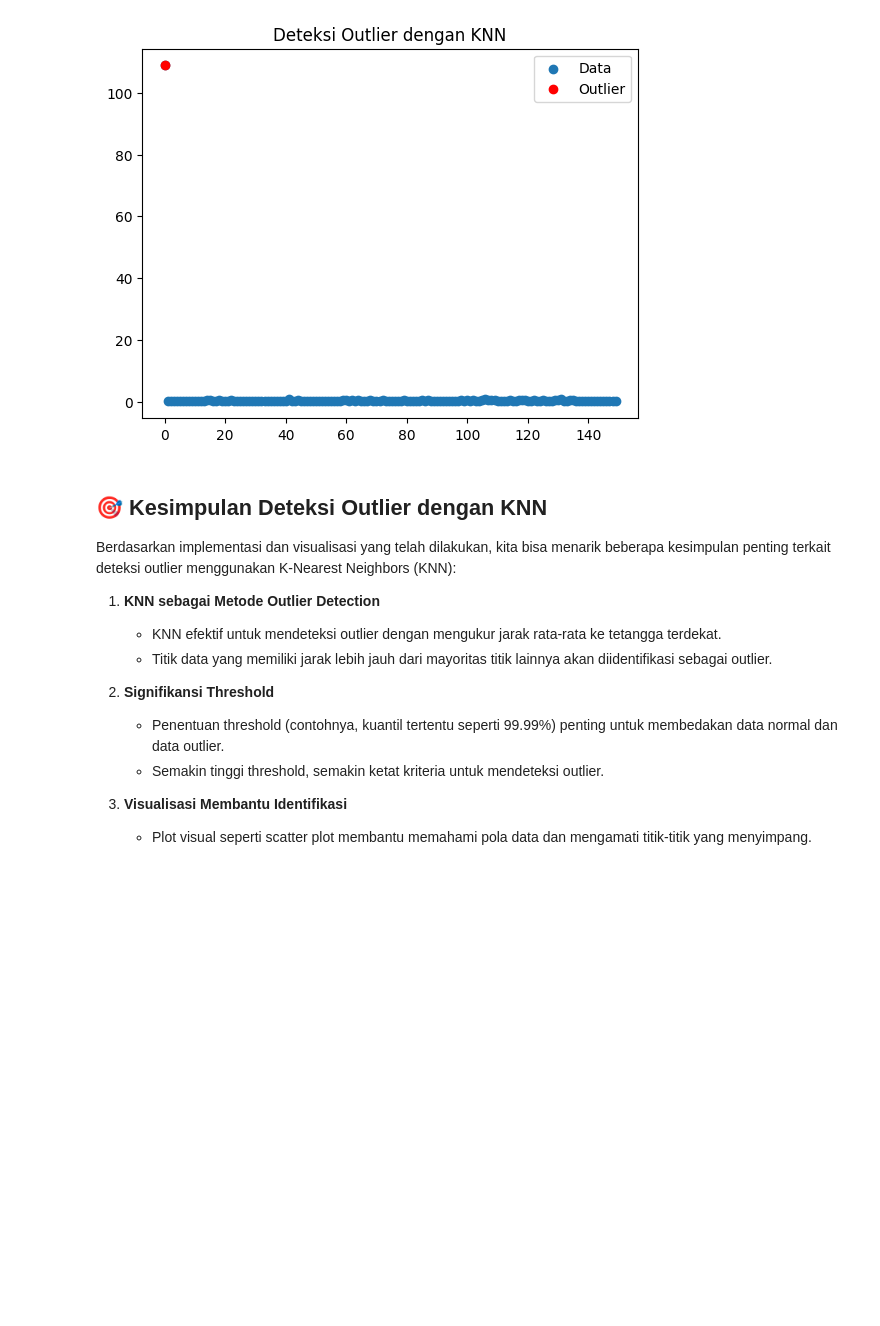
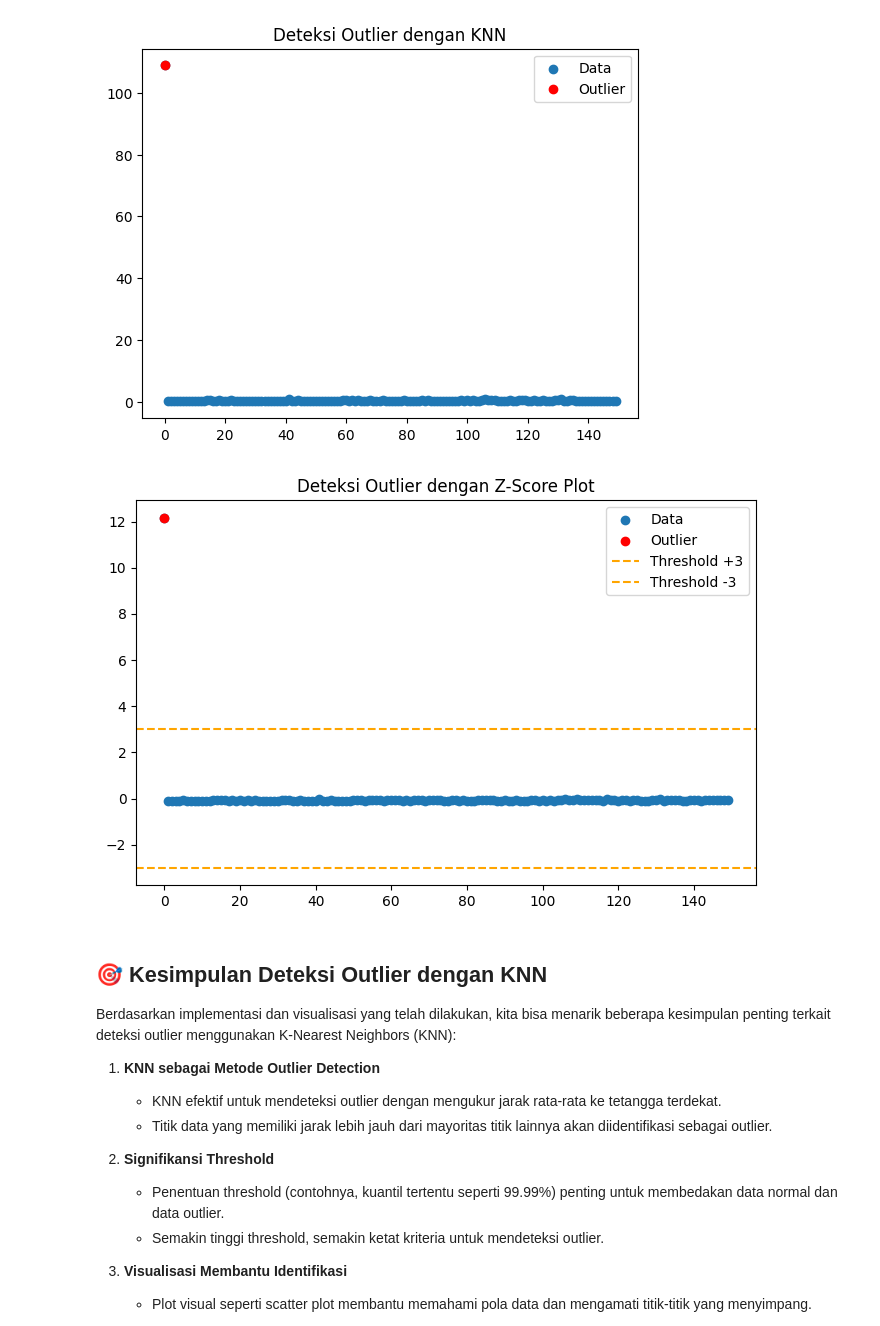
Before and after one commit to ArzeonXyl/pendata, a Jupyter notebook: _sources/deteksi_outlier.ipynb, the cells around one changed output. Saved outputs shown, nothing was run; the diff lists cells and outputs as text; code cells hidden in the pictures; blank space fills up the shorter version.

Commit message:
upload deteksi_outlier1.4

```diff
--- a/_sources/deteksi_outlier.ipynb
+++ b/_sources/deteksi_outlier.ipynb
@@ -451,6 +451,29 @@ plt.title('Deteksi Outlier dengan KNN')
 plt.show()
 # %% [output]
 [figure]
+# %%
+import matplotlib.pyplot as plt
+import numpy as np
+
+# Menghitung Z-Score
+mean_distance = result_df['avg_distance'].mean()
+std_distance = result_df['avg_distance'].std()
+result_df['z_score'] = (result_df['avg_distance'] - mean_distance) / std_distance
+
+# Menentukan outlier (Z-Score > 3 atau < -3)
+outlier_df = result_df[np.abs(result_df['z_score']) > 3]
+
+# Visualisasi Z-Score Plot
+plt.figure(figsize=(8, 5))
+plt.scatter(result_df.index, result_df['z_score'], label='Data')
+plt.scatter(outlier_df.index, outlier_df['z_score'], color='red', label='Outlier')
+plt.axhline(y=3, color='orange', linestyle='dashed', label='Threshold +3')
+plt.axhline(y=-3, color='orange', linestyle='dashed', label='Threshold -3')
+plt.legend()
+plt.title('Deteksi Outlier dengan Z-Score Plot')
+plt.show()
+# %% [output]
+[figure, added]
 # %% [markdown]
 ## 🎯 Kesimpulan Deteksi Outlier dengan KNN
 
```
Also changed, not shown: 3 other files.
